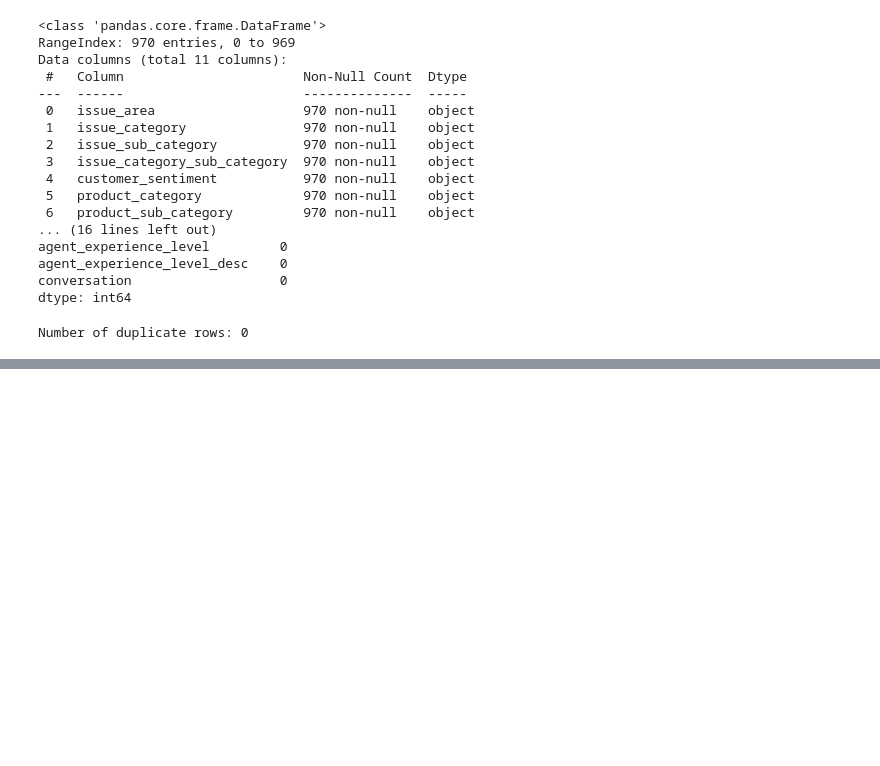
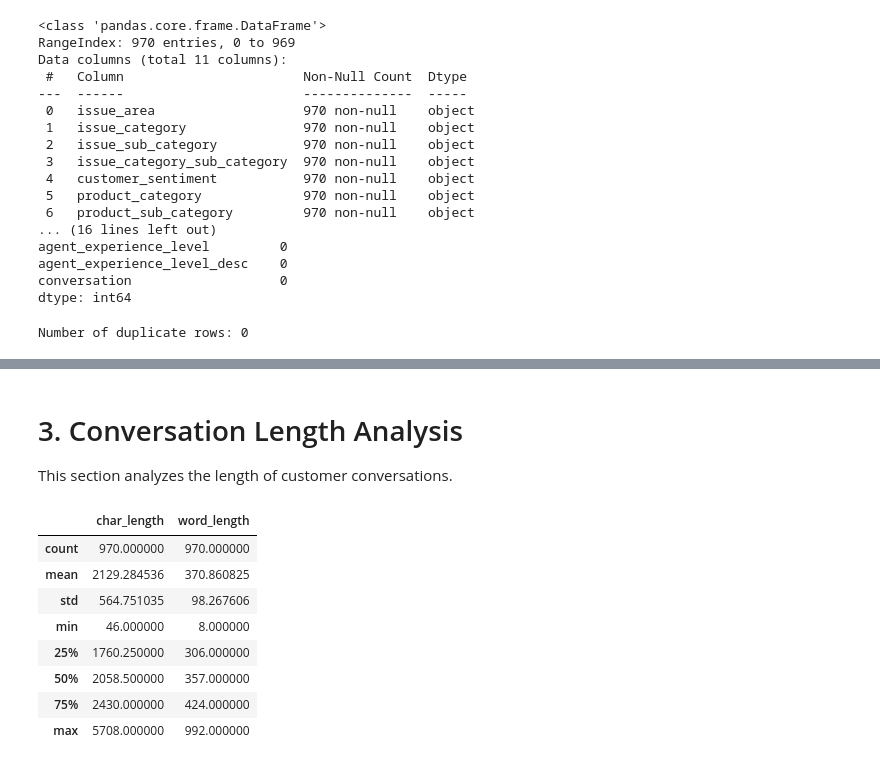
Before and after one commit to Ayseatci/DI725_Assignment1, a Jupyter notebook: notebooks/eda.ipynb, the cells around one changed output, grey strips where cells are left out. Drawn from its saved outputs; the diff is of its cells as text; code cells hidden in the pictures; blank space fills up the shorter version.

```diff
--- a/notebooks/eda.ipynb
+++ b/notebooks/eda.ipynb
@@ -82,0 +135,22 @@ Number of duplicate rows: 0
+# %% [markdown]
+# 3. Conversation Length Analysis
+
+This section analyzes the length of customer conversations.
+# %%
+# character length
+df["char_length"] = df["conversation"].astype(str).apply(len)
+
+# word length
+df["word_length"] = df["conversation"].astype(str).apply(lambda x: len(x.split()))
+
+df[["char_length", "word_length"]].describe()
+# %% [output]
+|  | char_length | word_length |
+| count | 970.000000 | 970.000000 |
+| mean | 2129.284536 | 370.860825 |
+| std | 564.751035 | 98.267606 |
+| min | 46.000000 | 8.000000 |
+| 25% | 1760.250000 | 306.000000 |
+| 50% | 2058.500000 | 357.000000 |
+| 75% | 2430.000000 | 424.000000 |
+| max | 5708.000000 | 992.000000 |
```
Also changed, not shown: parts of 10 cells of this notebook.
